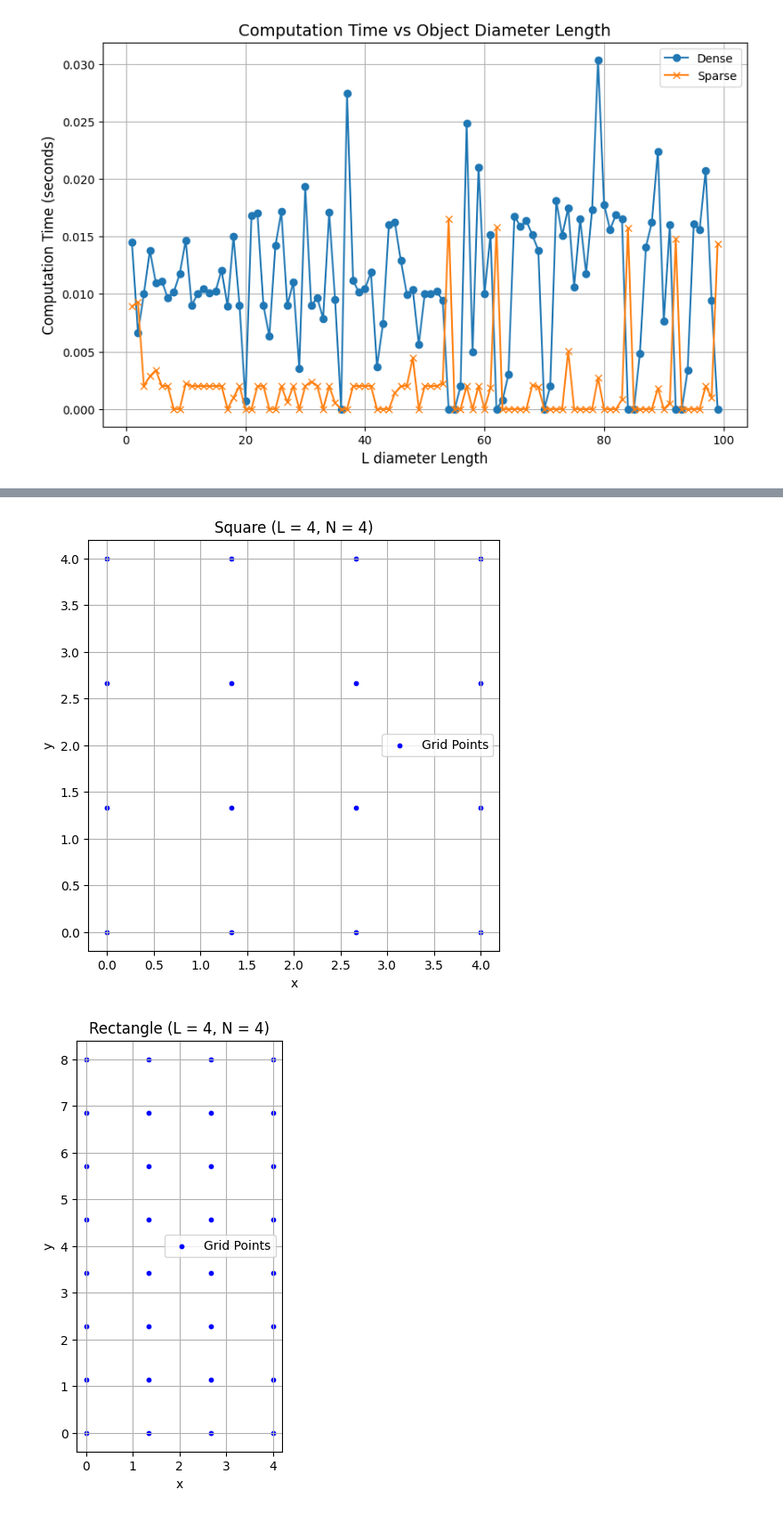
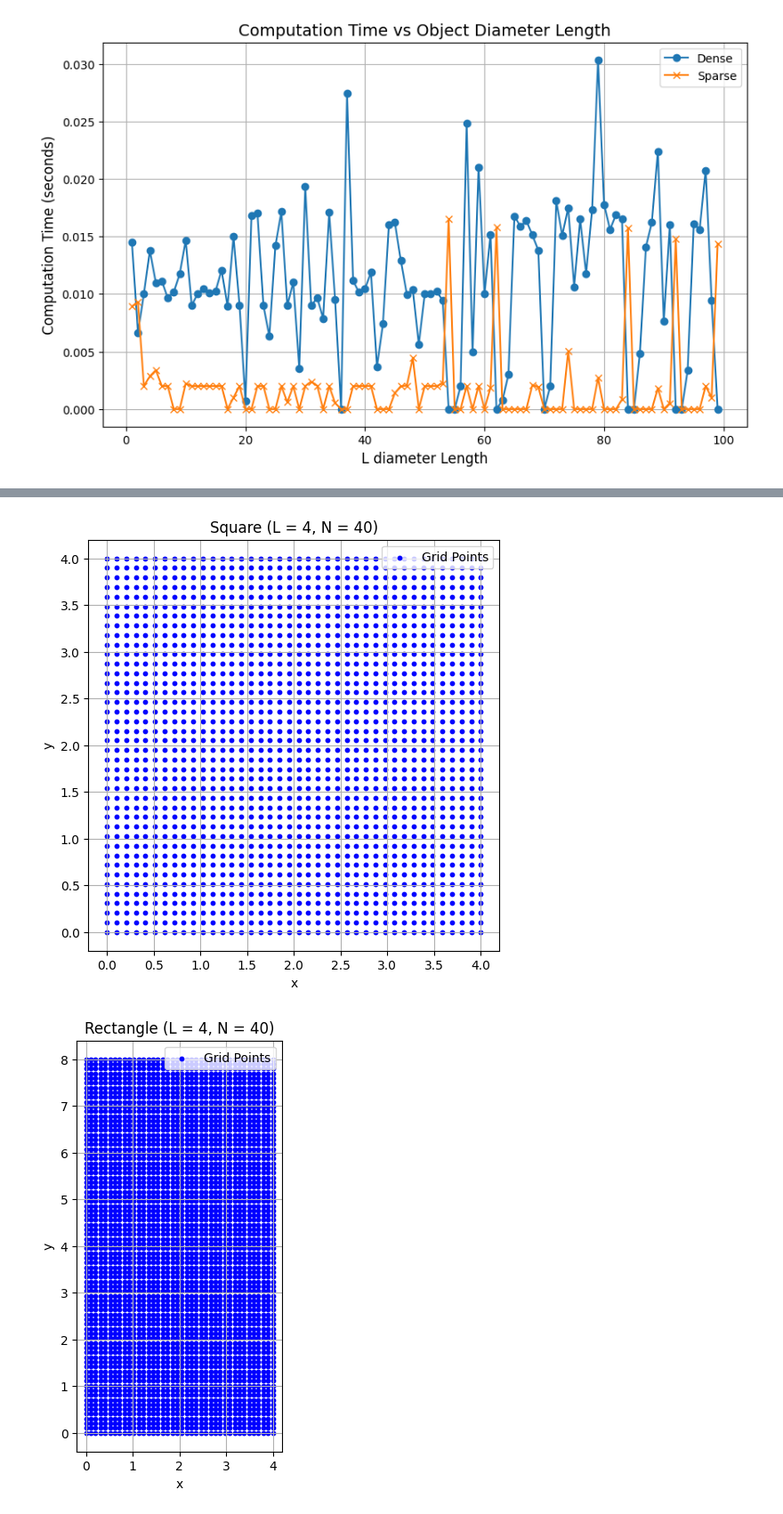
Before and after one commit to imaanb/SC_A3, a Jupyter notebook: 3.1_new.ipynb, the cells around one changed output, grey strips where cells are left out. Shown at 89% size. Drawn from its saved outputs; the diff is of its cells as text; code cells hidden in the pictures.

```diff
--- a/3.1_new.ipynb
+++ b/3.1_new.ipynb
@@ -232,8 +236,6 @@ solve_eigenvalue_problem("circle", L, N)
 ... (6 outputs left out)
 # %%
-import numpy as np
-import matplotlib.pyplot as plt
-import scipy.sparse
+
 
 def plot_laplacian(N):
     """
@@ -343,7 +345,7 @@ def plot_original_object(shape, L, N):
 
 # Example usage
 L = 4  # Side length or diameter
-N = 4   # Number of grid points per dimension
+N = 40   # Number of grid points per dimension
 
 # Plot Laplacian and grid structure for a 4x4 grid
 plot_laplacian(N)
@@ -357,2 +359,2 @@ plot_original_object("circle", L, N)
-[figure, old version]
+[figure, new version]
-[figure, old version]
+[figure, new version]
```
Also changed, not shown: parts of 4 cells of this notebook, 28 other files.
